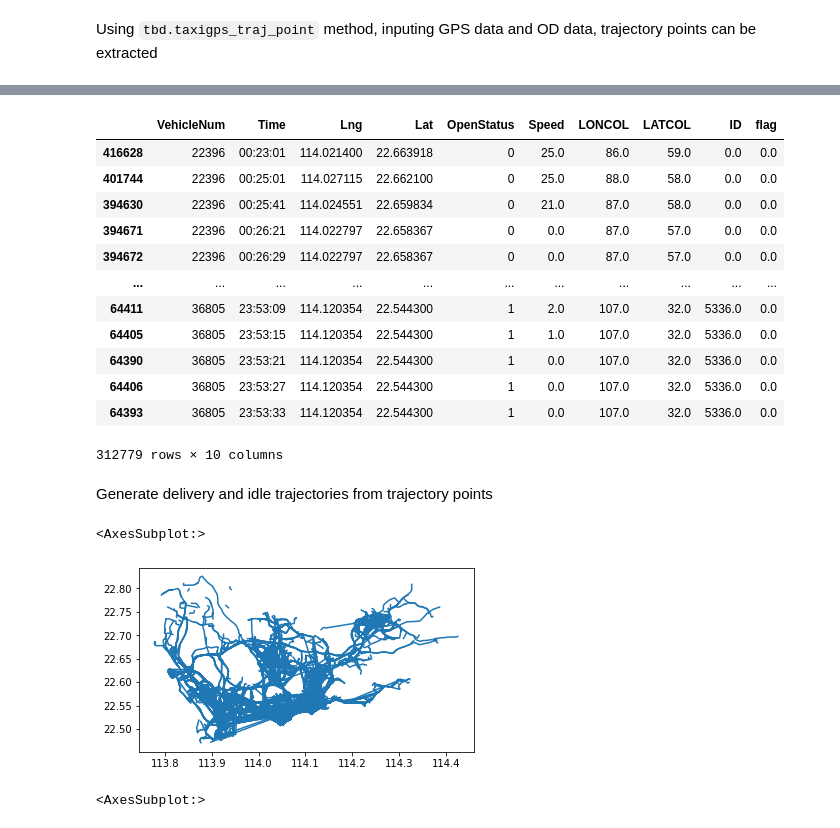
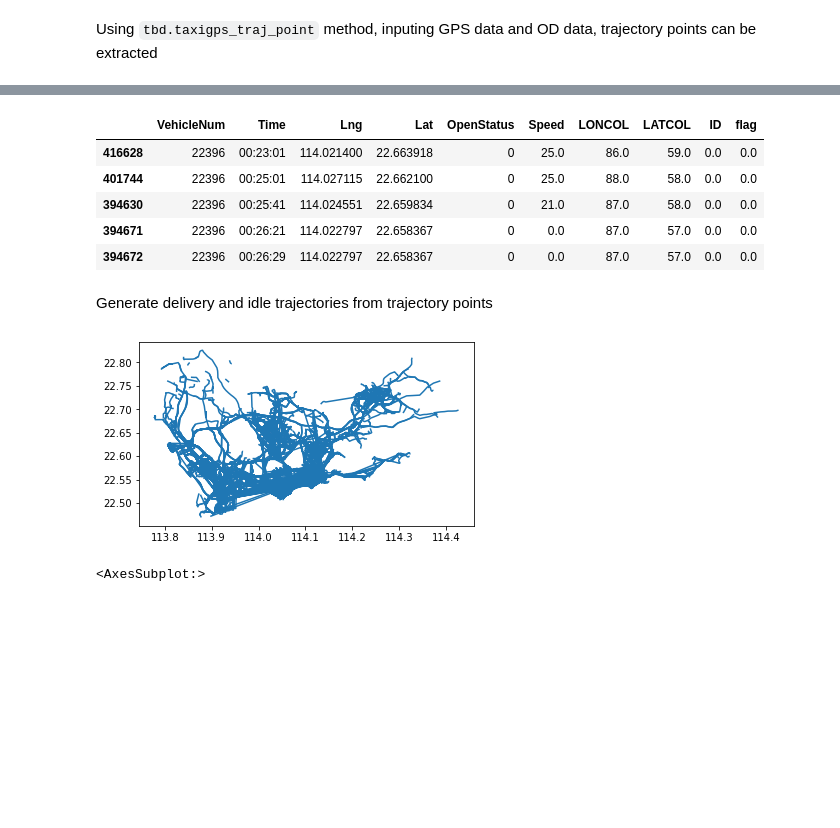
Before and after one commit to ni1o1/transbigdata, a Jupyter notebook: example/Example 1-Taxi GPS data processing.ipynb, the cells around one changed output, grey strips where cells are left out. Cells and saved outputs as stored; diff of their text form; code cells hidden in the pictures; blank space fills up the shorter version.

```diff
--- a/example/Example 1-Taxi GPS data processing.ipynb
+++ b/example/Example 1-Taxi GPS data processing.ipynb
@@ -164,5 +243,9 @@ plt.show()
 # %% [markdown]
 Using `tbd.taxigps_traj_point` method, inputing GPS data and OD data, trajectory points can be extracted
 # %%
-data_deliver,data_idle = tbd.taxigps_traj_point(data,oddata,col=['VehicleNum', 'Time', 'Lng', 'Lat', 'OpenStatus'])
+data_deliver, data_idle = tbd.taxigps_traj_point(data,oddata,col=['VehicleNum',
+                                                                  'Time',
+                                                                  'Lng',
+                                                                  'Lat',
+                                                                  'OpenStatus'])
 # %%
@@ -184,26 +260,18 @@ data_deliver
 # %%
-data_idle
+data_idle.head()
 # %% [output]
 |  | VehicleNum | Time | Lng | Lat | OpenStatus | Speed | LONCOL | LATCOL | ID | flag |
 | 416628 | 22396 | 00:23:01 | 114.021400 | 22.663918 | 0 | 25.0 | 86.0 | 59.0 | 0.0 | 0.0 |
 | 401744 | 22396 | 00:25:01 | 114.027115 | 22.662100 | 0 | 25.0 | 88.0 | 58.0 | 0.0 | 0.0 |
 | 394630 | 22396 | 00:25:41 | 114.024551 | 22.659834 | 0 | 21.0 | 87.0 | 58.0 | 0.0 | 0.0 |
 | 394671 | 22396 | 00:26:21 | 114.022797 | 22.658367 | 0 | 0.0 | 87.0 | 57.0 | 0.0 | 0.0 |
 | 394672 | 22396 | 00:26:29 | 114.022797 | 22.658367 | 0 | 0.0 | 87.0 | 57.0 | 0.0 | 0.0 |
-| ... | ... | ... | ... | ... | ... | ... | ... | ... | ... | ... |
-| 64411 | 36805 | 23:53:09 | 114.120354 | 22.544300 | 1 | 2.0 | 107.0 | 32.0 | 5336.0 | 0.0 |
-| 64405 | 36805 | 23:53:15 | 114.120354 | 22.544300 | 1 | 1.0 | 107.0 | 32.0 | 5336.0 | 0.0 |
-| 64390 | 36805 | 23:53:21 | 114.120354 | 22.544300 | 1 | 0.0 | 107.0 | 32.0 | 5336.0 | 0.0 |
-| 64406 | 36805 | 23:53:27 | 114.120354 | 22.544300 | 1 | 0.0 | 107.0 | 32.0 | 5336.0 | 0.0 |
-| 64393 | 36805 | 23:53:33 | 114.120354 | 22.544300 | 1 | 0.0 | 107.0 | 32.0 | 5336.0 | 0.0 |
-312779 rows × 10 columns
 # %% [markdown]
 Generate delivery and idle trajectories from trajectory points
 # %%
 traj_deliver = tbd.points_to_traj(data_deliver)
-traj_deliver.plot()
+traj_deliver.plot();
 # %% [output]
-<AxesSubplot:>
 [figure]
 # %%
 traj_idle = tbd.points_to_traj(data_idle[data_idle['OpenStatus'] == 0])
```
Also changed, not shown: parts of 19 cells of this notebook, 1 other file.
